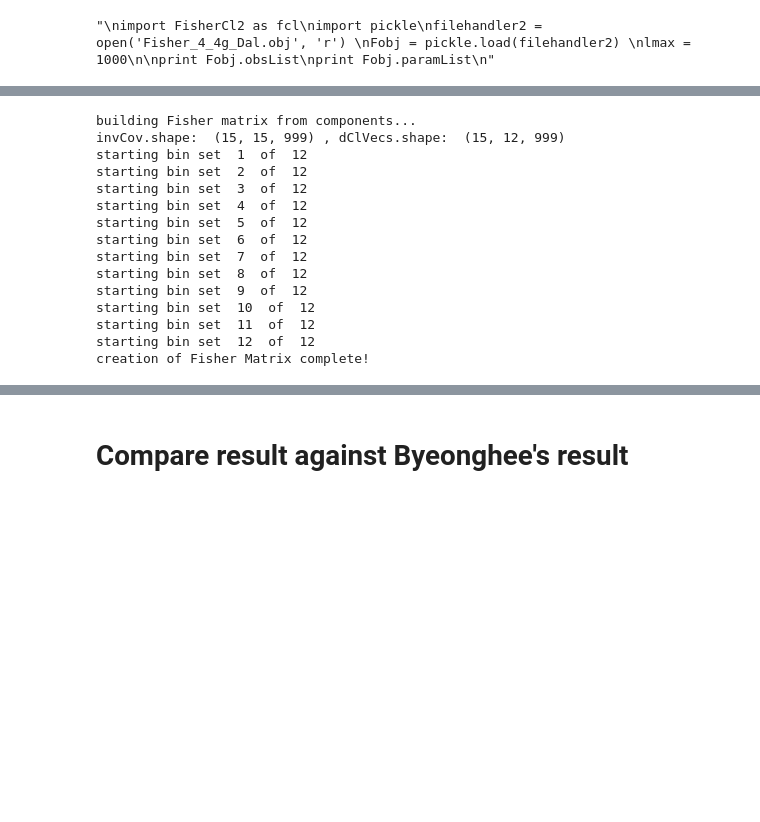
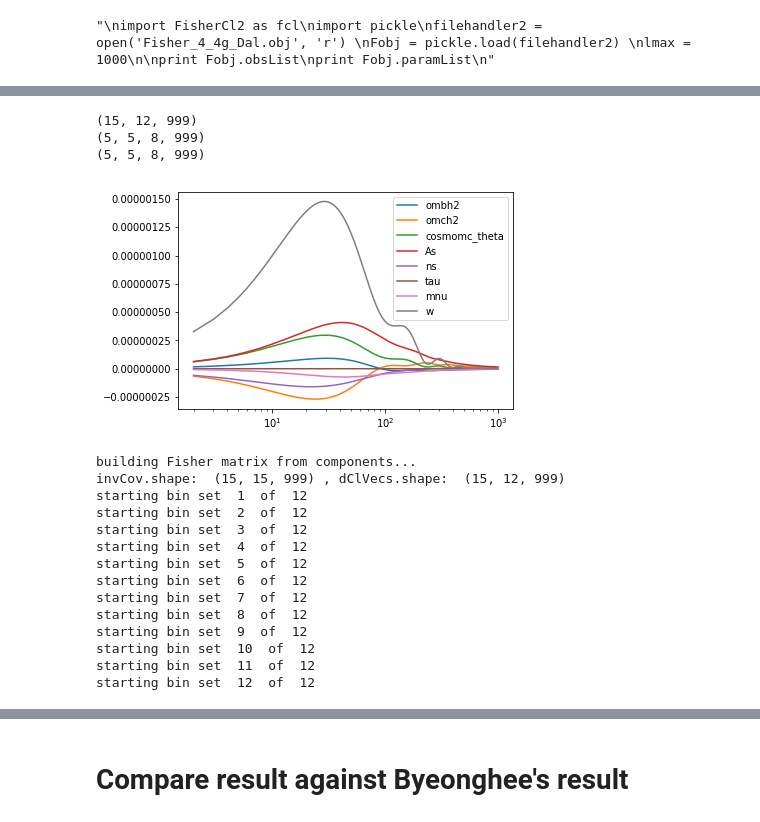
Before and after one commit to RIKnight/Fisher-Forecasting, a Jupyter notebook: Make and Save Fisher Matrix Objects.ipynb, the cells around one changed output, grey strips where cells are left out. Drawn from its saved outputs; the diff is of its cells as text; code cells hidden in the pictures; blank space fills up the shorter version.

```diff
--- a/Make and Save Fisher Matrix Objects.ipynb
+++ b/Make and Save Fisher Matrix Objects.ipynb
@@ -144,6 +159,27 @@ def makeFisher(Fobj,lmin,lmax):
+# %%
+print Fobj.dClVecs.shape
+print Fobj.crossClsPlus.shape
+print Fobj.crossClsMinus.shape
+# %% [output]
+(15, 12, 999)
+(5, 5, 8, 999)
+(5, 5, 8, 999)
+# %%
+nCosParams = Fobj.nParams-Fobj.nBins
+#print nCosParams
+for i in range(nCosParams):
+
+    #print 'dCl/d'+paramList[i],Fobj.dClVecs[:,7,423]
+    plt.semilogx(Fobj.ells,Fobj.crossClsPlus[2,2,i]-Fobj.crossClsMinus[2,2,i],label=paramList[i])
+plt.legend(loc='upper right')
+plt.show()
+# %% [output]
+[figure, added]
 # %%
+# remake with higher lmin for comparisons
 lmin=50
-Fij2 = makeFisher(Fobj,lmin,lmax)
+#Fij2 = makeFisher(Fobj,lmin,lmax)
+Fij2 = Fobj.makeFisher(lmin,lmax)
 sigmas2 = np.sqrt(np.diag(np.linalg.inv(Fij2)))
 # %% [output]
 building Fisher matrix from components...
@@ -160,7 +196,6 @@ starting bin set  9  of  12
 starting bin set  10  of  12
 starting bin set  11  of  12
 starting bin set  12  of  12
-creation of Fisher Matrix complete!
 # %%
 # add prior on Tau
 tauNum = 5
```
Also changed, not shown: parts of 9 cells of this notebook, 1 other file.
